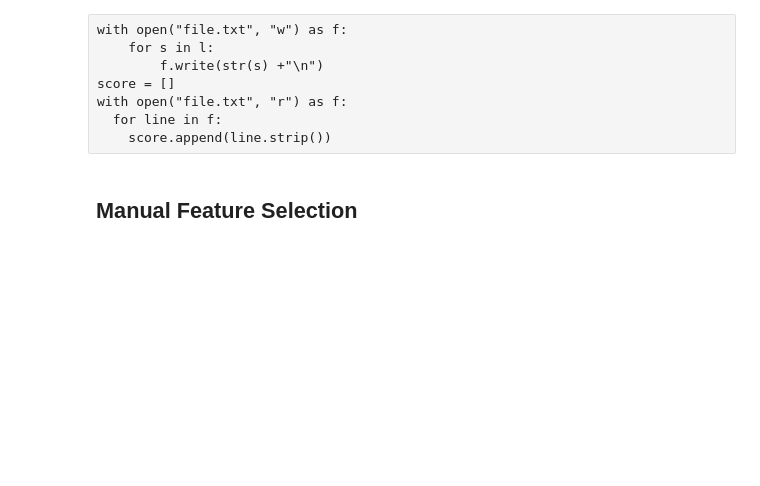
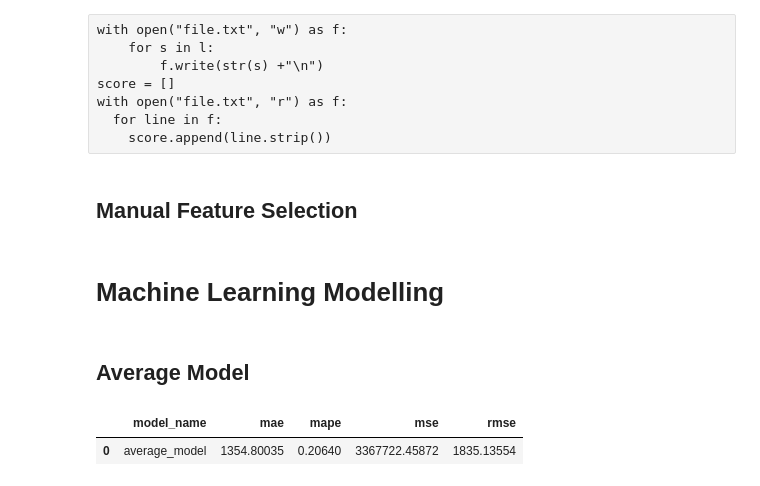
Before and after one commit to ViniciusKos/forecast_sales, a Jupyter notebook: forecast_sales.ipynb, the cells around one changed output. Drawn from its saved outputs; the diff is of its cells as text; code cells hidden in the pictures; blank space fills up the shorter version.

```diff
--- a/forecast_sales.ipynb
+++ b/forecast_sales.ipynb
@@ -946,3 +942,35 @@ feat_to_add = ['date', 'sales']
 
 cols_selected_boruta_full = cols_selected_boruta.copy()
 cols_selected_boruta_full.extend( feat_to_add )
+# %% [markdown]
+# Machine Learning Modelling
+# %%
+xtrain=xtrain[cols_selected_boruta]
+xtest=xtest[cols_selected_boruta]
+# %% [markdown]
+## Average Model
+# %%
+def errors_ml(data,ypred,model_name=None):
+    mae_baseline=mean_absolute_error(np.expm1(data['sales']),np.expm1(ypred))
+    mape_baseline=mean_absolute_percentage_error(np.expm1(data['sales']),np.expm1(ypred))
+    mse_baseline=mean_squared_error(np.expm1(data['sales']),np.expm1(ypred))
+    rmse_baseline=np.sqrt(mse_baseline)
+    results=pd.DataFrame(data={'model_name':model_name,'mae':mae_baseline,'mape':mape_baseline,'mse':mse_baseline,'rmse':rmse_baseline}, index=[0])
+    return results
+# %%
+pd.set_option('display.float_format', lambda x: '%.5f' % x)
+
+
+aux1 = xtest.copy()
+aux1['sales'] = ytest.copy()
+
+# prediction
+aux2 = aux1[['store', 'sales']].groupby( 'store' ).mean().reset_index().rename( columns={'sales': 'predictions'} )
+aux1 = pd.merge( aux1, aux2, how='left', on='store' )
+ypred_baseline = aux1['predictions']
+
+# performance
+errors_ml(aux1,ypred_baseline,model_name='average_model')
+# %% [output]
+|  | model_name | mae | mape | mse | rmse |
+| 0 | average_model | 1354.80035 | 0.20640 | 3367722.45872 | 1835.13554 |
```
Also changed, not shown: parts of 5 cells of this notebook.
